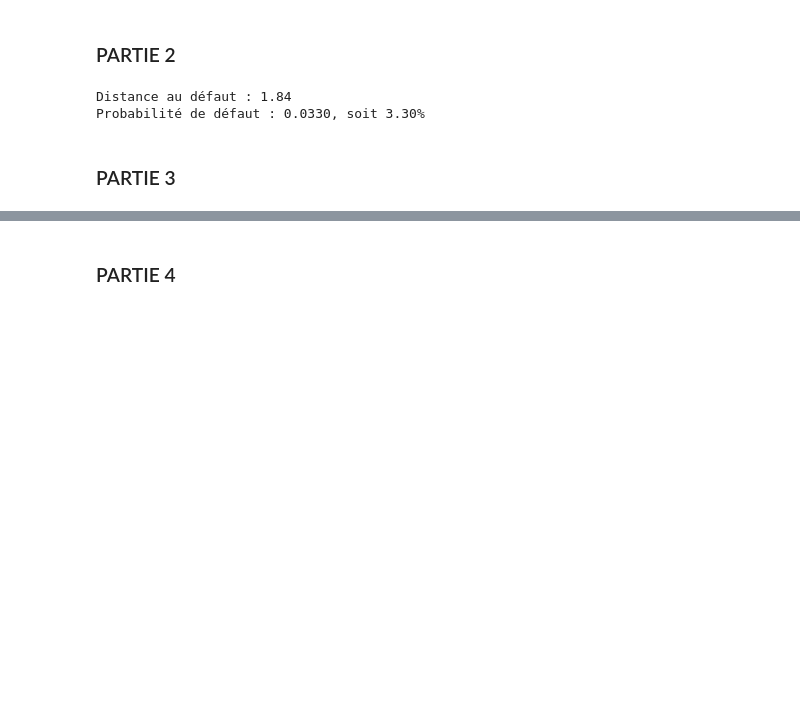
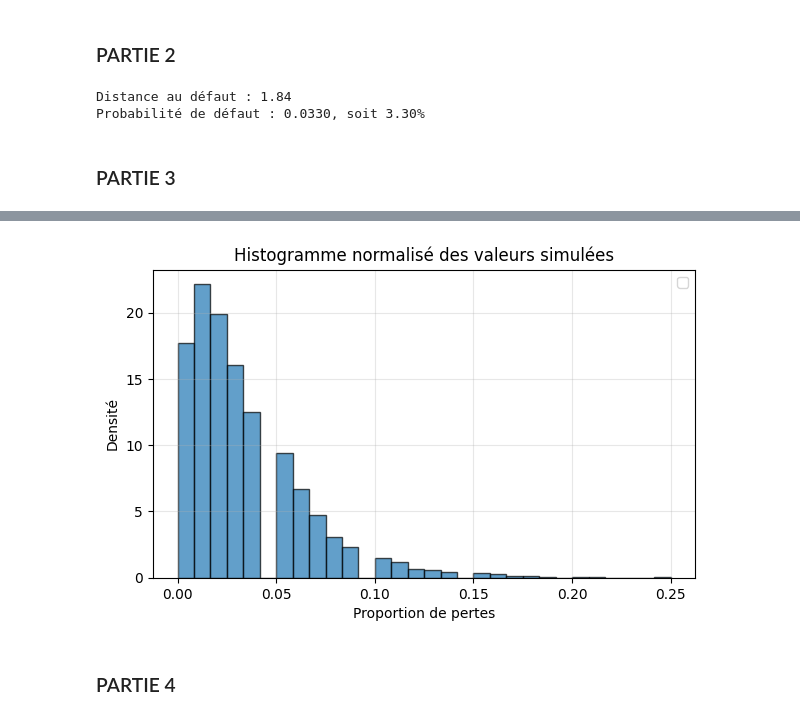
Before and after one commit to Lilas-Bertot/PYTHON-FINA-60232, a Jupyter notebook: Code python.ipynb, the cells around one changed output, grey strips where cells are left out. Cells and saved outputs as stored; diff of their text form; code cells hidden in the pictures; blank space fills up the shorter version.

```diff
--- a/Code python.ipynb
+++ b/Code python.ipynb
@@ -76,3 +76,15 @@ plt.show()
+# %%
+# Histogramme NORMALISÉ des valeurs simulées
+plt.figure(figsize=(7, 4))
+plt.hist(L, bins=30, density=True, edgecolor='black', alpha=0.7)
+plt.title("Histogramme normalisé des valeurs simulées")
+plt.xlabel("Proportion de pertes")
+plt.ylabel("Densité")
+plt.grid(alpha=0.3)
+plt.legend()
+plt.show()
+# %% [output]
+[figure, added]
 # %% [markdown]
 ### PARTIE 4
 # %%
```
Also changed, not shown: parts of 10 cells of this notebook.
